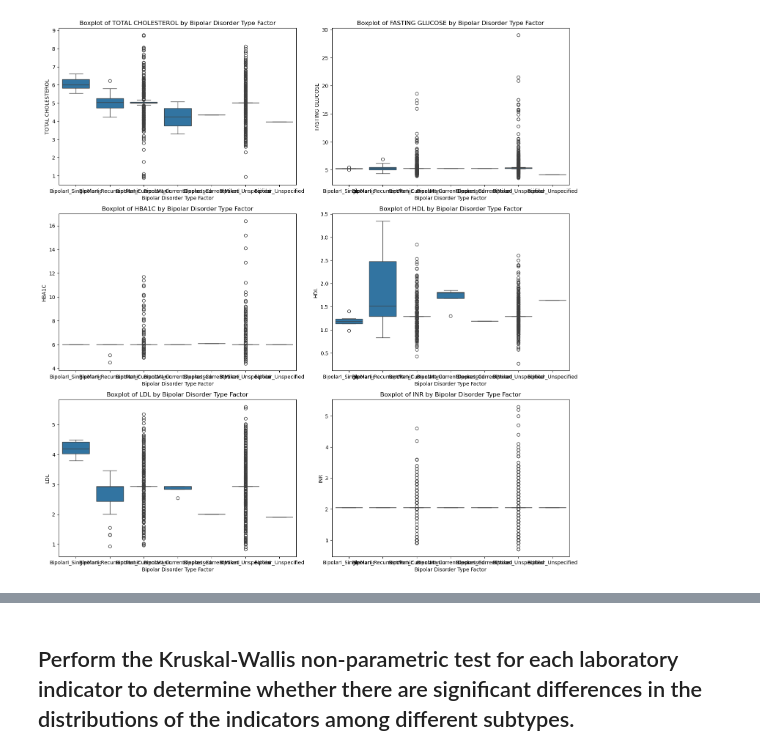
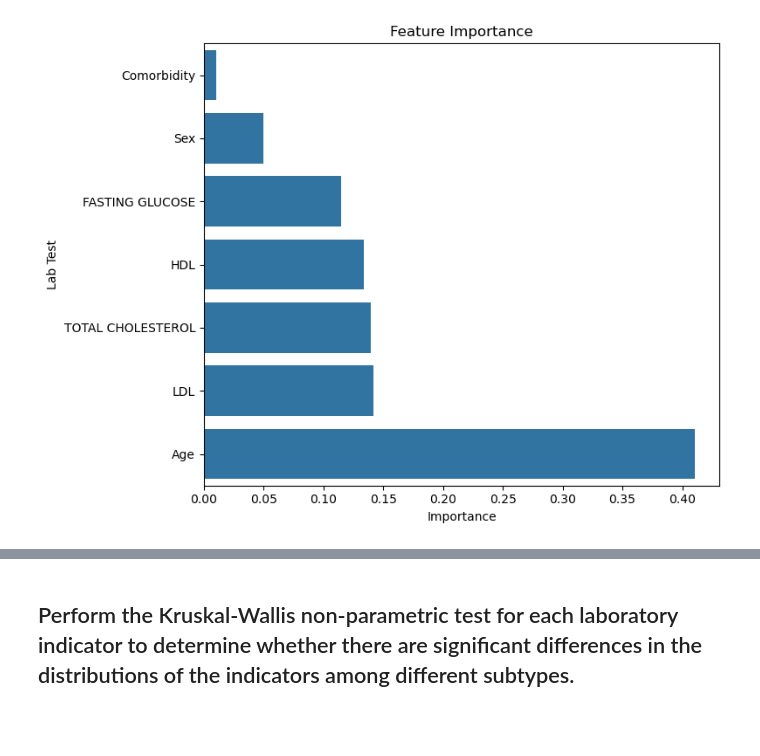
Before and after one commit to victoriaktruong/CPCSSN-Group-Project, a Jupyter notebook: supplementary/eda_modelling.ipynb, the cells around one changed output, grey strips where cells are left out. Drawn from its saved outputs; the diff is of its cells as text; code cells hidden in the pictures; blank space fills up the shorter version.

Commit message:
update eda and modelling

```diff
--- a/supplementary/eda_modelling.ipynb
+++ b/supplementary/eda_modelling.ipynb
@@ -45,3 +70,3 @@ em.plot_trends(
 # %%
-df = df.sort_values(['Patient_ID', 'PerformedDate'])
-df['VisitOrder'] = df.groupby('Patient_ID').cumcount() + 1
+# EDA group by Comorbidity
+em.plot_by_group(df, ['FASTING GLUCOSE', 'HDL', 'LDL','TOTAL CHOLESTEROL'], x='Bipolar Disorder Type',plot_type='box', hue="Comorbidity")
@@ -111,13 +114,0 @@ em.plot_trends(
-# %%
-# keep first 25 visits
-df['VisitOrder'] = pd.to_numeric(df['VisitOrder'], errors='coerce')
-df_25 = df[df['VisitOrder'] <= 25]
-em.plot_trends(
-    data=df_25,
-    variables=['TOTAL CHOLESTEROL', 'FASTING GLUCOSE', 'HBA1C',
-            'HDL', 'LDL', 'INR'],
-    date='VisitOrder',
-    hue='Patient_ID',
-    xlabel='VisitOrder',
-    ylabel='Lab Value'
-)
@@ -213,6 +200,70 @@ em.plot_grouped_trends(
 # %%
-em.plot_grouped_boxplots(df,
-                      variables = ['TOTAL CHOLESTEROL', 'FASTING GLUCOSE', 'HBA1C',
-            'HDL', 'LDL', 'INR'],
-                      group='Bipolar Disorder Type Factor')
+# Random forest
+
+# Define lab test features
+lab_vars = ['FASTING GLUCOSE', 'HDL', 'LDL', 'TOTAL CHOLESTEROL', 'Age','Sex', 'Comorbidity']
+df_clean = df.dropna(subset=['Bipolar Disorder Type Factor']).copy()
+df_clean['Bipolar Disorder Type Factor'] = pd.Categorical(df_clean['Bipolar Disorder Type Factor']).codes
+
+# Keep only classes with at least 5 samples
+class_counts = df_clean['Bipolar Disorder Type Factor'].value_counts()
+valid_classes = class_counts[class_counts >= 5].index.tolist()
+df_filtered = df_clean[df_clean['Bipolar Disorder Type Factor'].isin(valid_classes)].copy()
+
+X = df_filtered[lab_vars]
+y = df_filtered['Bipolar Disorder Type Factor'].values
+
+# Scale features
+scaler = StandardScaler()
+X_scaled = scaler.fit_transform(X)
+
+# Split into train and test sets
+X_train, X_test, y_train, y_test = train_test_split(
+    X_scaled, y, stratify=y, test_size=0.2, random_state=42
+)
+
+# Grid search for best hyperparameters
+param_grid = {
+    'n_estimators': [100, 200],
+    'max_depth': [None, 5, 10],
+    'min_samples_split': [2, 5],
+    'min_samples_leaf': [1, 2],
+    'max_features': ['sqrt', 'log2']
+}
+
+grid_search = GridSearchCV(
+    RandomForestClassifier(class_weight='balanced', random_state=42),
+    param_grid,
+    scoring='precision_macro',
+    cv=5,
+    n_jobs=-1
+)
+
+grid_search.fit(X_train, y_train)
+
+# Evaluate the final model
+best_rf = grid_search.best_estimator_
+best_rf.fit(X_train, y_train)
+y_pred = best_rf.predict(X_test)
+
+print("\n Classification Report:\n")
+print(classification_report(y_test, y_pred, zero_division=0))
+
+print("Confusion Matrix (Raw Counts):\n")
+print(confusion_matrix(y_test, y_pred))
+
+# Feature importance plot
+importances = pd.Series(best_rf.feature_importances_, index=lab_vars).sort_values(ascending=True)
+
+plt.figure(figsize=(8, 6))
+sns.barplot(x=importances.values, y=importances.index)
+plt.title("Feature Importance")
+plt.xlabel("Importance")
+plt.ylabel("Lab Test")
+plt.tight_layout()
+plt.show()
+
+# Cross-validated precision
+cv_scores = cross_val_score(best_rf, X_scaled, y, cv=5, scoring='precision_macro')
+print(f"\n Cross-Validated Precision: {cv_scores.mean():.3f} ± {cv_scores.std():.3f}")
 # %% [output]
@@ -219 +285 @@ em.plot_grouped_boxplots(df,
-[figure, old version]
+[figure, new version]
```
Also changed, not shown: parts of 22 cells of this notebook.
